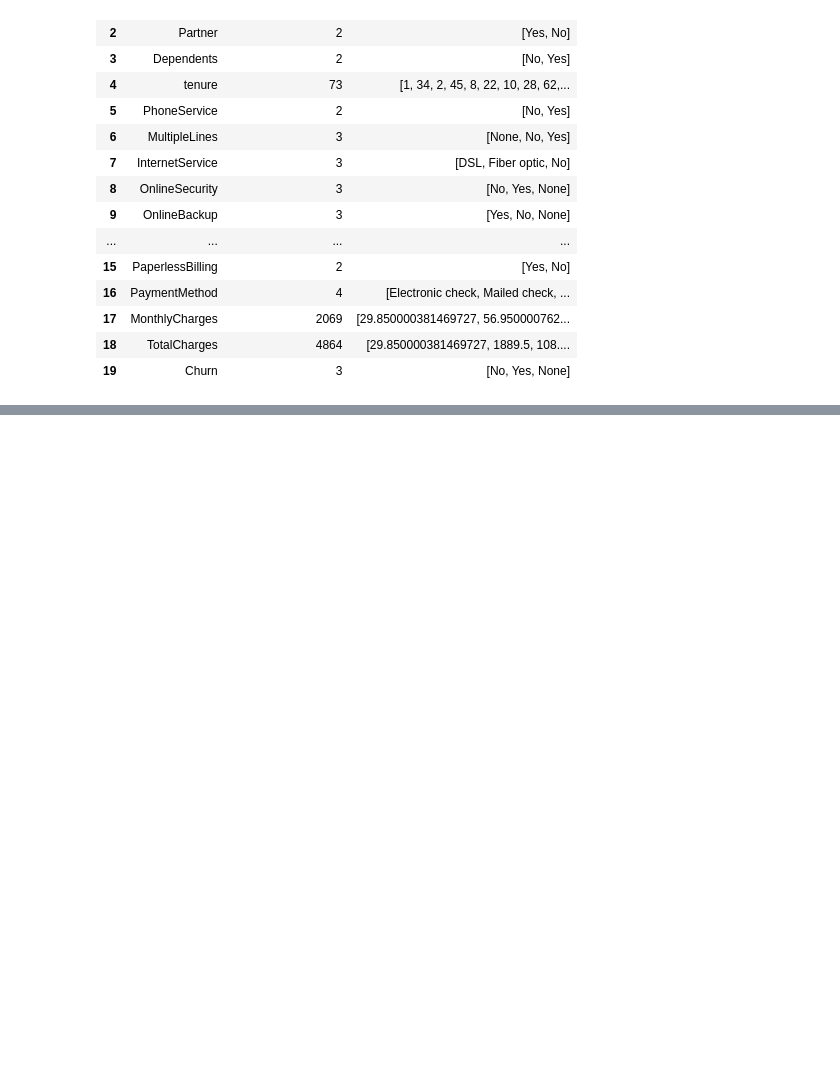
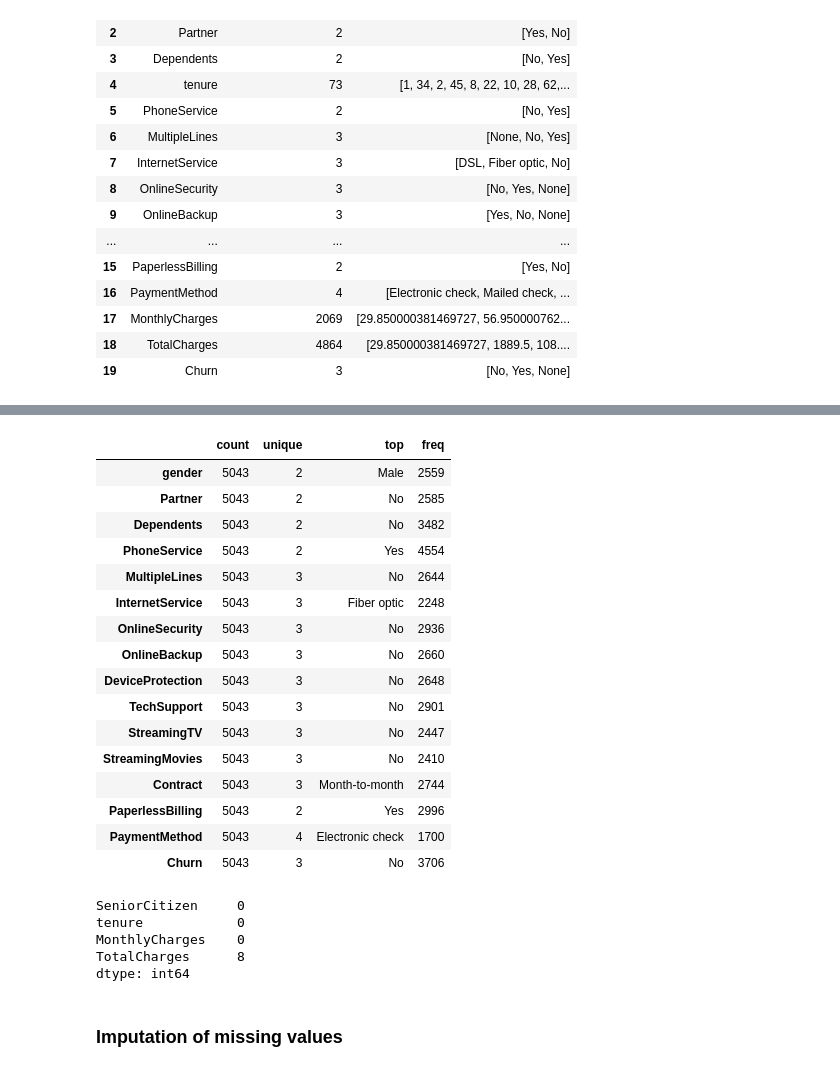
Before and after one commit to AninFreddy01/scalework_repo, a Jupyter notebook: tutorial_assignments/Telco_churn.ipynb, the cells around one changed output, grey strips where cells are left out. Drawn from its saved outputs; the diff is of its cells as text; code cells hidden in the pictures; blank space fills up the shorter version.

Commit message:
get stats of columns

```diff
--- a/tutorial_assignments/Telco_churn.ipynb
+++ b/tutorial_assignments/Telco_churn.ipynb
@@ -417,0 +441,29 @@ summary(train_data)
+# %%
+#get stats on categorical columns
+train_data.describe(include="object").T
+# %% [output]
+|  | count | unique | top | freq |
+| gender | 5043 | 2 | Male | 2559 |
+| Partner | 5043 | 2 | No | 2585 |
+| Dependents | 5043 | 2 | No | 3482 |
+| PhoneService | 5043 | 2 | Yes | 4554 |
+| MultipleLines | 5043 | 3 | No | 2644 |
+| InternetService | 5043 | 3 | Fiber optic | 2248 |
+| OnlineSecurity | 5043 | 3 | No | 2936 |
+| OnlineBackup | 5043 | 3 | No | 2660 |
+| DeviceProtection | 5043 | 3 | No | 2648 |
+| TechSupport | 5043 | 3 | No | 2901 |
+| StreamingTV | 5043 | 3 | No | 2447 |
+| StreamingMovies | 5043 | 3 | No | 2410 |
+| Contract | 5043 | 3 | Month-to-month | 2744 |
+| PaperlessBilling | 5043 | 2 | Yes | 2996 |
+| PaymentMethod | 5043 | 4 | Electronic check | 1700 |
+| Churn | 5043 | 3 | No | 3706 |
+# %%
+numerical.isna().sum()
+# %% [output]
+SeniorCitizen     0
+tenure            0
+MonthlyCharges    0
+TotalCharges      8
+dtype: int64
@@ -417,0 +472,2 @@ summary(train_data)
+# %% [markdown]
+### Imputation of missing values
```
Also changed, not shown: parts of 4 cells of this notebook.
